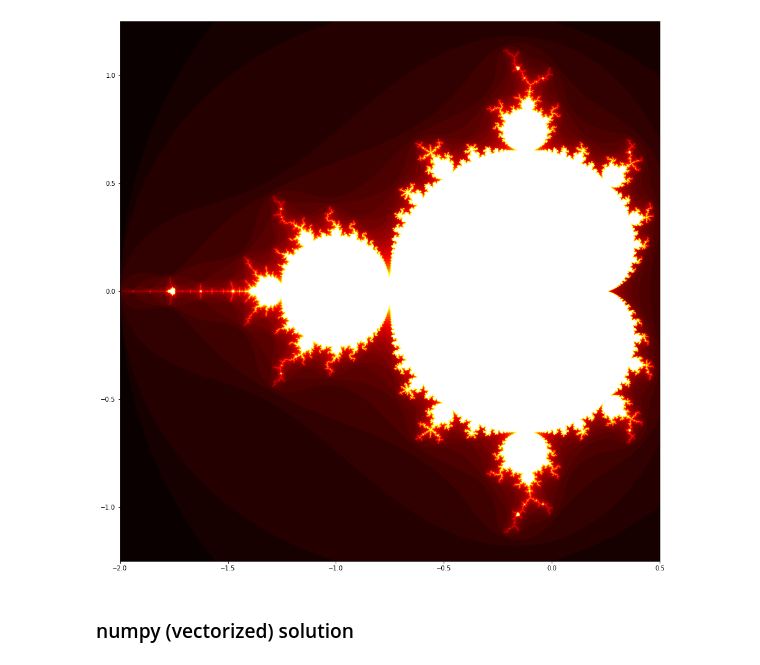
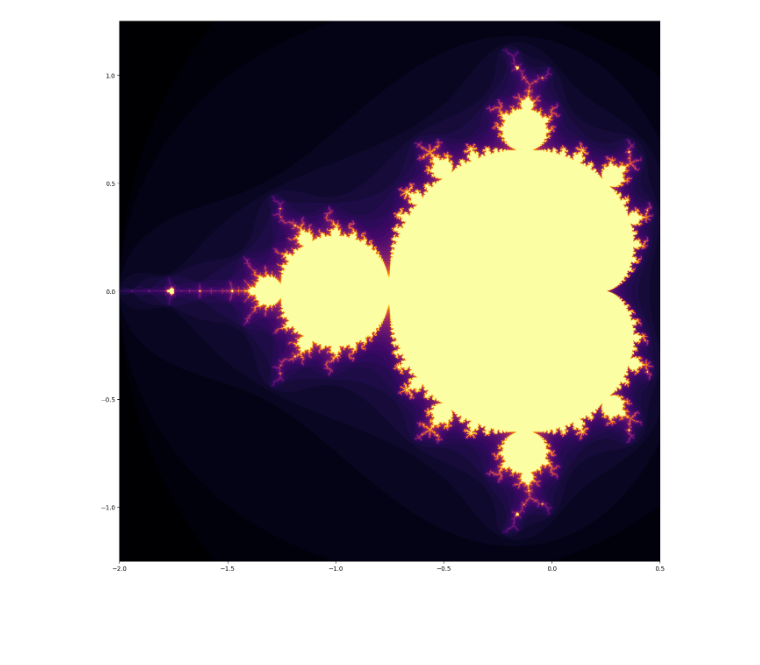
Before and after one commit to tallosim/aau-numerical-scientific-computing, a Jupyter notebook: mini-project/Stage_1.ipynb, the cells around one changed output. Drawn from its saved outputs; the diff is of its cells as text; code cells hidden in the pictures; blank space fills up the shorter version.

```diff
--- a/mini-project/Stage_1.ipynb
+++ b/mini-project/Stage_1.ipynb
@@ -15,8 +17,9 @@ T = 2
 # %%
-def make_plot(M, save=False):
+# Madlebrot figure
+def make_plot(M, cmap='hot', save=False, filename='mandelbrot.png'):
     plt.figure(figsize=(16, 16))
-    plt.imshow(M, cmap='hot', aspect='equal', extent=[X_MIN, X_MAX, Y_MIN, Y_MAX])
+    plt.imshow(M, cmap=cmap, aspect='equal', extent=[X_MIN, X_MAX, Y_MIN, Y_MAX])
 
     if save:
-        plt.savefig('mandelbrot.png', dpi=600, bbox_inches='tight', pad_inches=0)
+        plt.savefig(filename, dpi=600, bbox_inches='tight', pad_inches=0)
 # %% [markdown]
@@ -28,13 +127,4 @@ im = np.linspace(Y_MIN, Y_MAX, Y_RES) * 1j
 c = re + im[:, np.newaxis]
 M = np.zeros((X_RES, Y_RES))
 
-for x in tqdm(range(X_RES)):
-    for y in range(Y_RES):
-        z = 0 + 0j
-        for i in range(I):
-            z = z**2 + c[x, y]
-            if T <= abs(z):
-                M[x, y] = i
-                break
-        else:
-            M[x, y] = I
+%timeit mandelbrot_paralell(c, M, I, T, 8)
@@ -41,6 +133,4 @@ for x in tqdm(range(X_RES)):
 # %%
-make_plot(M, save=False)
+make_plot(M, cmap='inferno')
 # %% [output]
-[figure, old version]
+[figure, new version]
-# %% [markdown]
-### numpy (vectorized) solution
```
Also changed, not shown: parts of 16 cells of this notebook, 1 other file.
